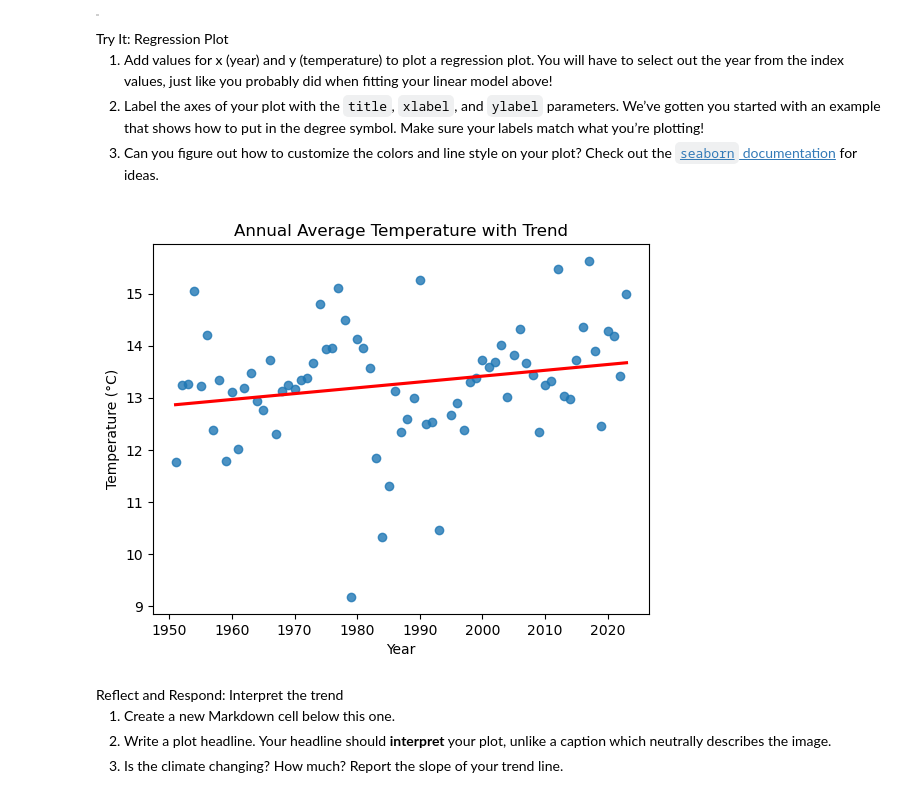
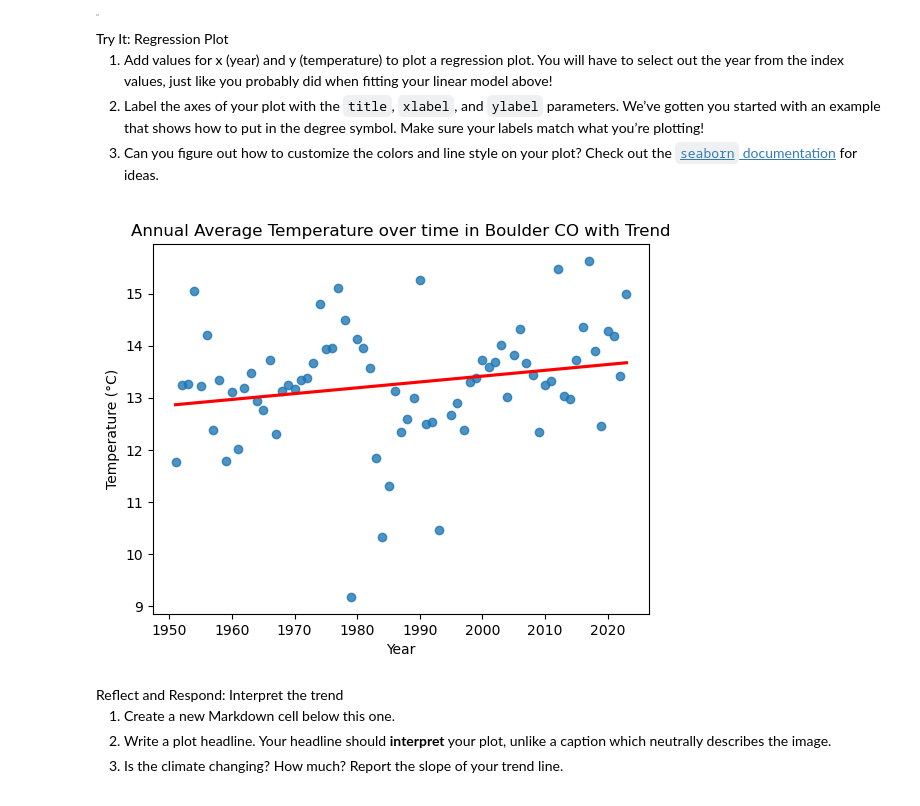
Before and after one commit to earthlab-education/02-climate-tkbravo, a Jupyter notebook: 05_Climate_Quantify.ipynb, the cells around one changed output. Cells and saved outputs as stored; diff of their text form; code cells hidden in the pictures.

```diff
--- a/05_Climate_Quantify.ipynb
+++ b/05_Climate_Quantify.ipynb
@@ -200,22 +200,22 @@ for ideas.</li>
 # %%
 # Plot annual average temperature with a trend line
 ax = sns.regplot(
     x='Year',
     y='temp_c',
     data=df,
     ci=None,           # don’t plot confidence band (optional)
     line_kws={'color': 'red'}  # color for the trend line
 )
 
 ax.set(
-    title='Annual Average Temperature with Trend',
+    title='Annual Average Temperature over time in Boulder CO with Trend',
     xlabel='Year',
     ylabel='Temperature (°C)'
 )
 
 plt.show()
 # %% [output]
-[figure, old version]
+[figure, new version]
 # %% [markdown]
 <link rel="stylesheet" type="text/css" href="./assets/styles.css"><div class="callout callout-style-default callout-titled callout-respond"><div class="callout-header"><div class="callout-icon-container"><i class="callout-icon"></i></div><div class="callout-title-container flex-fill">Reflect and Respond: Interpret the trend</div></div><div class="callout-body-container callout-body"><ol type="1">
 <li>Create a new Markdown cell below this one.</li>
```
Also changed, not shown: 1 other file.
